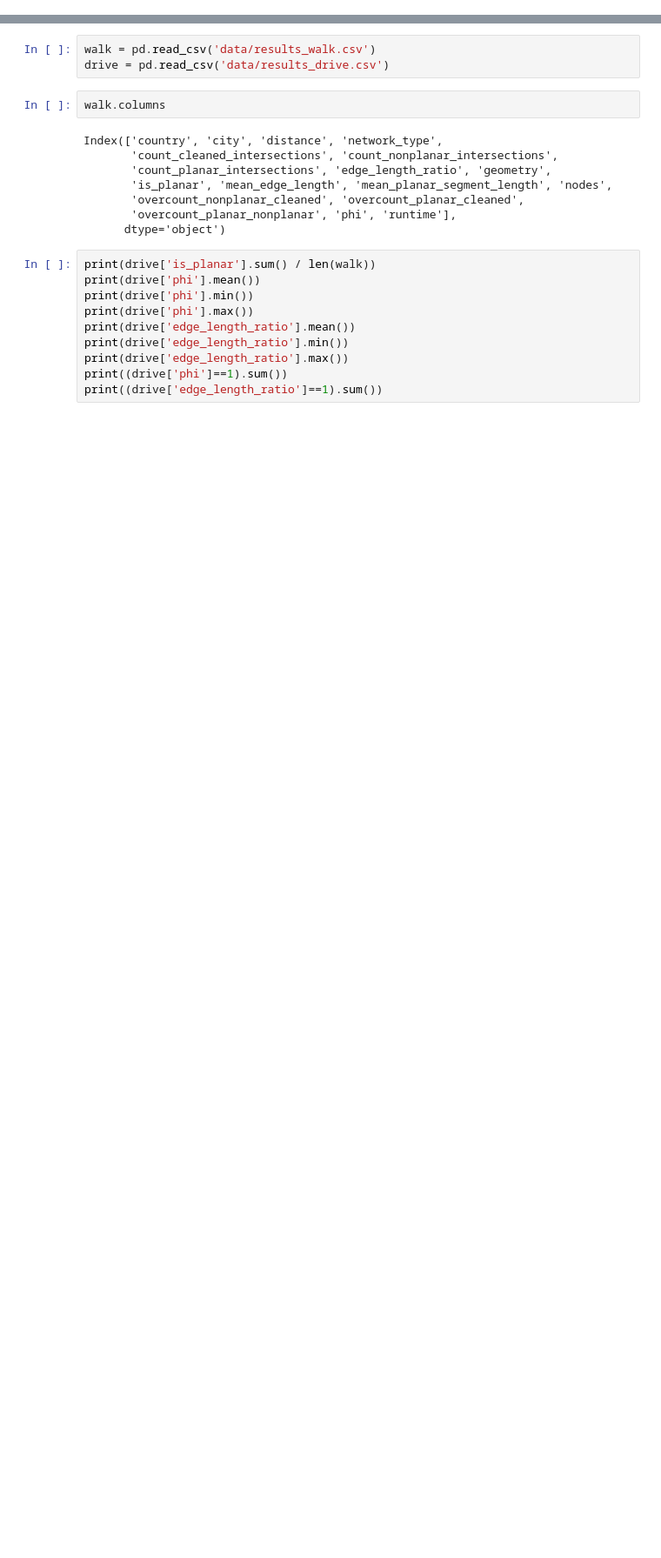
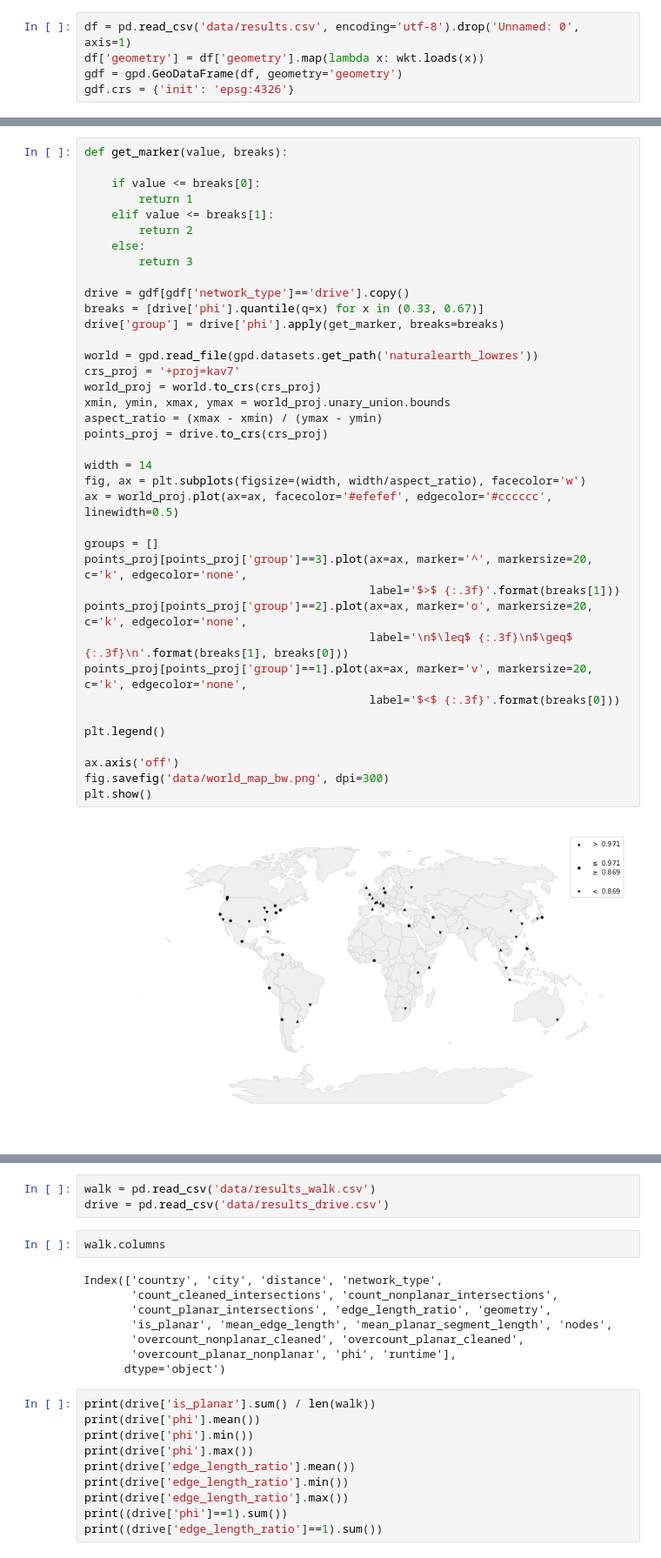
Before and after one commit to gboeing/planar-vs-nonplanar, a Jupyter notebook: planar-vs-nonplanar-analysis.ipynb, the cells around one changed output, grey strips where cells are left out. Shown: that part at 87% size. Drawn from its saved outputs; the diff is of its cells as text; blank space fills up the shorter version.

Commit message:
consolidate results analyses

```diff
--- a/calculate-summary-stats.ipynb
+++ b/planar-vs-nonplanar-analysis.ipynb
@@ -4 +13,6 @@ import osmnx as ox, planarity, warnings
 ox.config(use_cache=True)
+# %%
+df = pd.read_csv('data/results.csv', encoding='utf-8').drop('Unnamed: 0', axis=1)
+df['geometry'] = df['geometry'].map(lambda x: wkt.loads(x))
+gdf = gpd.GeoDataFrame(df, geometry='geometry')
+gdf.crs = {'init': 'epsg:4326'}
@@ -4,0 +45,40 @@ ox.config(use_cache=True)
+# %%
+def get_marker(value, breaks):
+
+    if value <= breaks[0]:
+        return 1
+    elif value <= breaks[1]:
+        return 2
+    else:
+        return 3
+
+drive = gdf[gdf['network_type']=='drive'].copy()
+breaks = [drive['phi'].quantile(q=x) for x in (0.33, 0.67)]
+drive['group'] = drive['phi'].apply(get_marker, breaks=breaks)
+
+world = gpd.read_file(gpd.datasets.get_path('naturalearth_lowres'))
+crs_proj = '+proj=kav7'
+world_proj = world.to_crs(crs_proj)
+xmin, ymin, xmax, ymax = world_proj.unary_union.bounds
+aspect_ratio = (xmax - xmin) / (ymax - ymin)
+points_proj = drive.to_crs(crs_proj)
+
+width = 14
+fig, ax = plt.subplots(figsize=(width, width/aspect_ratio), facecolor='w')
+ax = world_proj.plot(ax=ax, facecolor='#efefef', edgecolor='#cccccc', linewidth=0.5)
+
+groups = []
+points_proj[points_proj['group']==3].plot(ax=ax, marker='^', markersize=20, c='k', edgecolor='none',
+                                          label='$>$ {:.3f}'.format(breaks[1]))
+points_proj[points_proj['group']==2].plot(ax=ax, marker='o', markersize=20, c='k', edgecolor='none',
+                                          label='\n$\leq$ {:.3f}\n$\geq$ {:.3f}\n'.format(breaks[1], breaks[0]))
+points_proj[points_proj['group']==1].plot(ax=ax, marker='v', markersize=20, c='k', edgecolor='none',
+                                          label='$<$ {:.3f}'.format(breaks[0]))
+
+plt.legend()
+
+ax.axis('off')
+fig.savefig('data/world_map_bw.png', dpi=300)
+plt.show()
+# %% [output]
+[figure, added]
```
Also changed, not shown: parts of 18 cells of this notebook, 1 other file.
